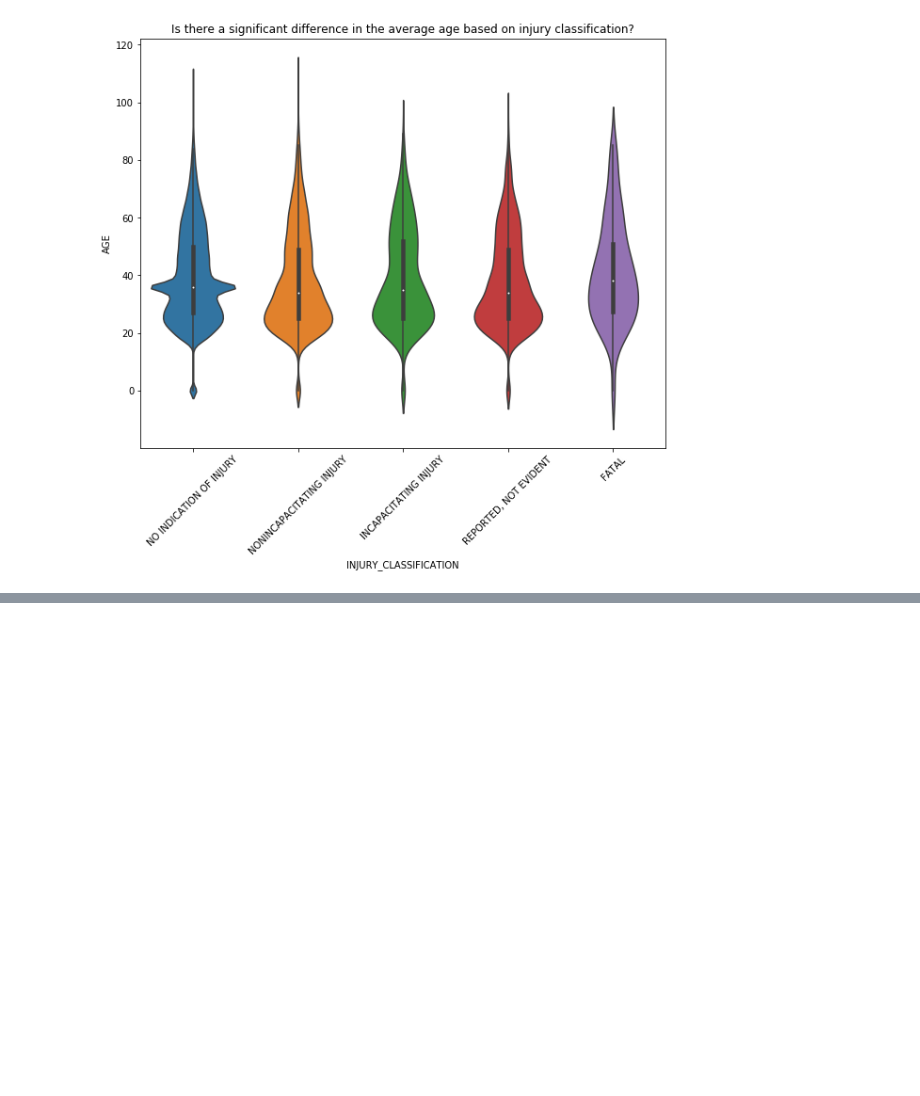
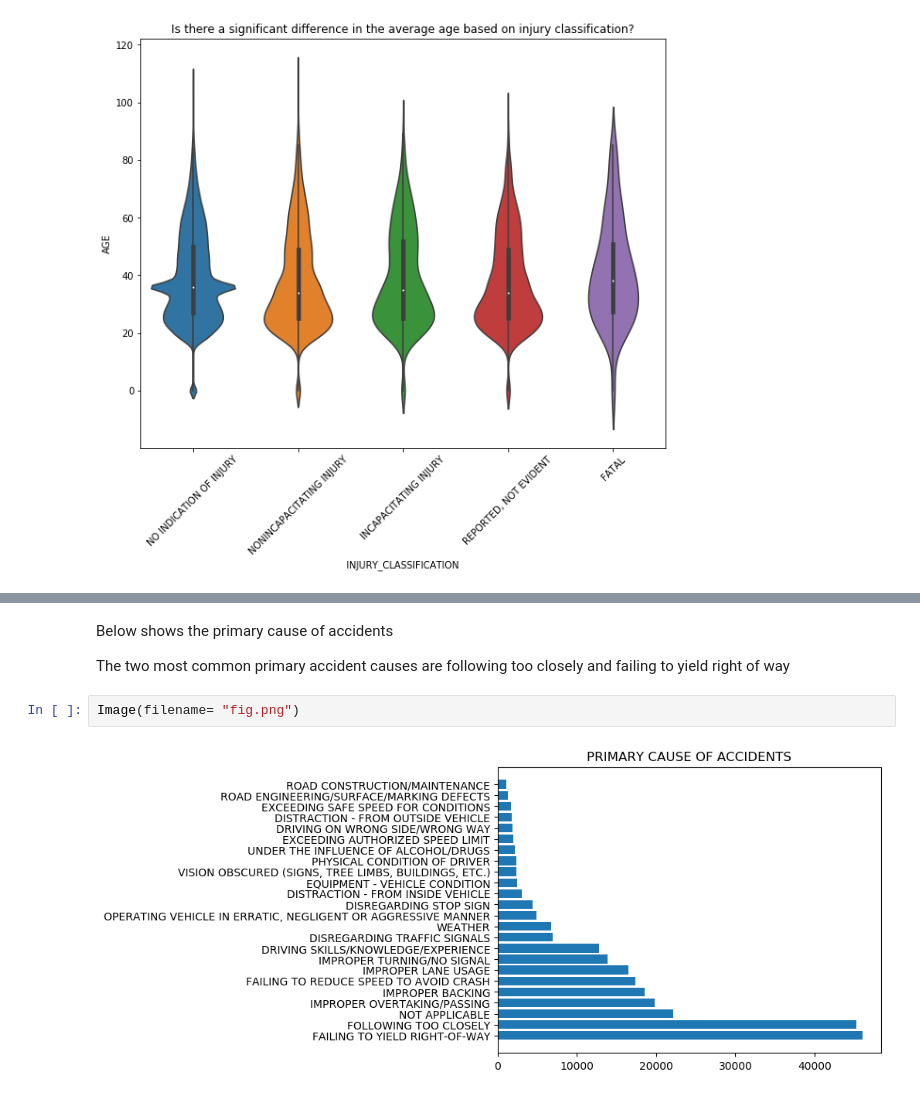
Before and after one commit to jdanielkim/carcrash, a Jupyter notebook: README.ipynb, the cells around one changed output, grey strips where cells are left out. Cells and saved outputs as stored; diff of their text form; blank space fills up the shorter version.

```diff
--- a/README.ipynb
+++ b/README.ipynb
@@ -40,0 +68,8 @@ Is the type of injury independent of the crash type?
+# %% [markdown]
+Below shows the primary cause of accidents
+
+The two most common primary accident causes are following too closely and failing to yield right of way
+# %%
+Image(filename= "fig.png")
+# %% [output]
+[figure, added]
```
Also changed, not shown: parts of 20 cells of this notebook, 4 other files.
